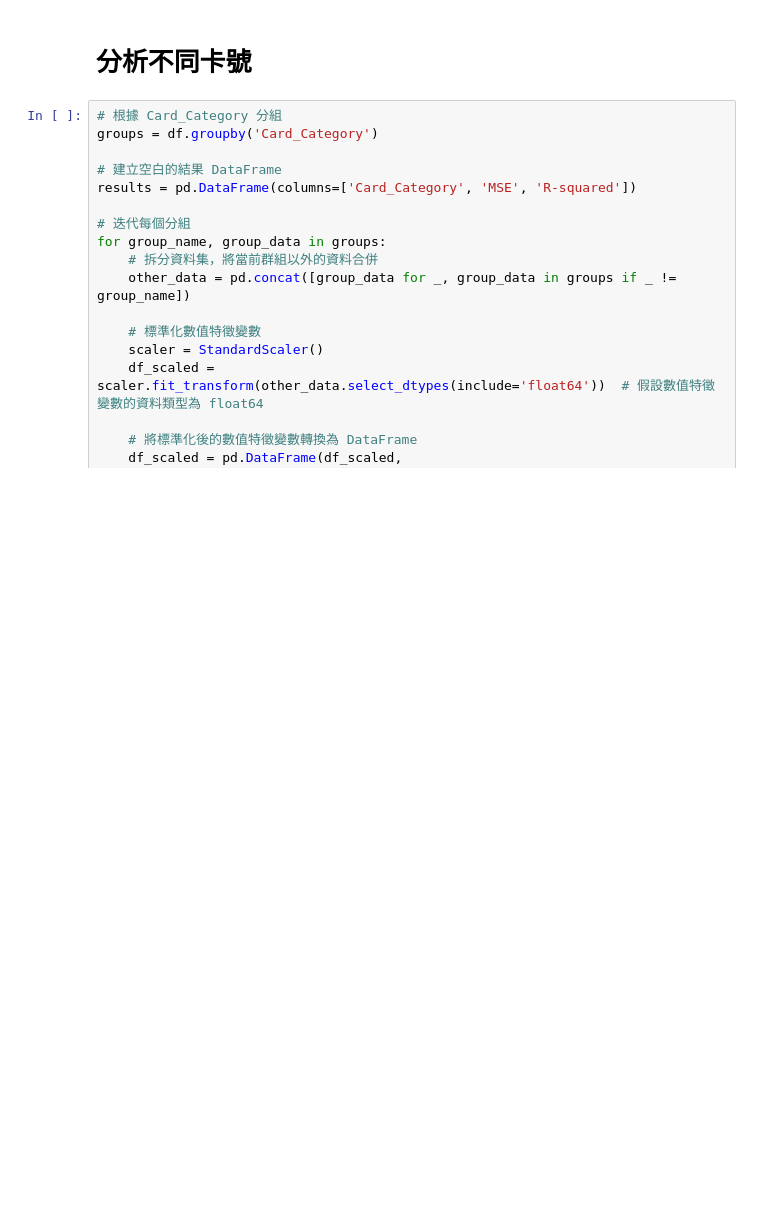
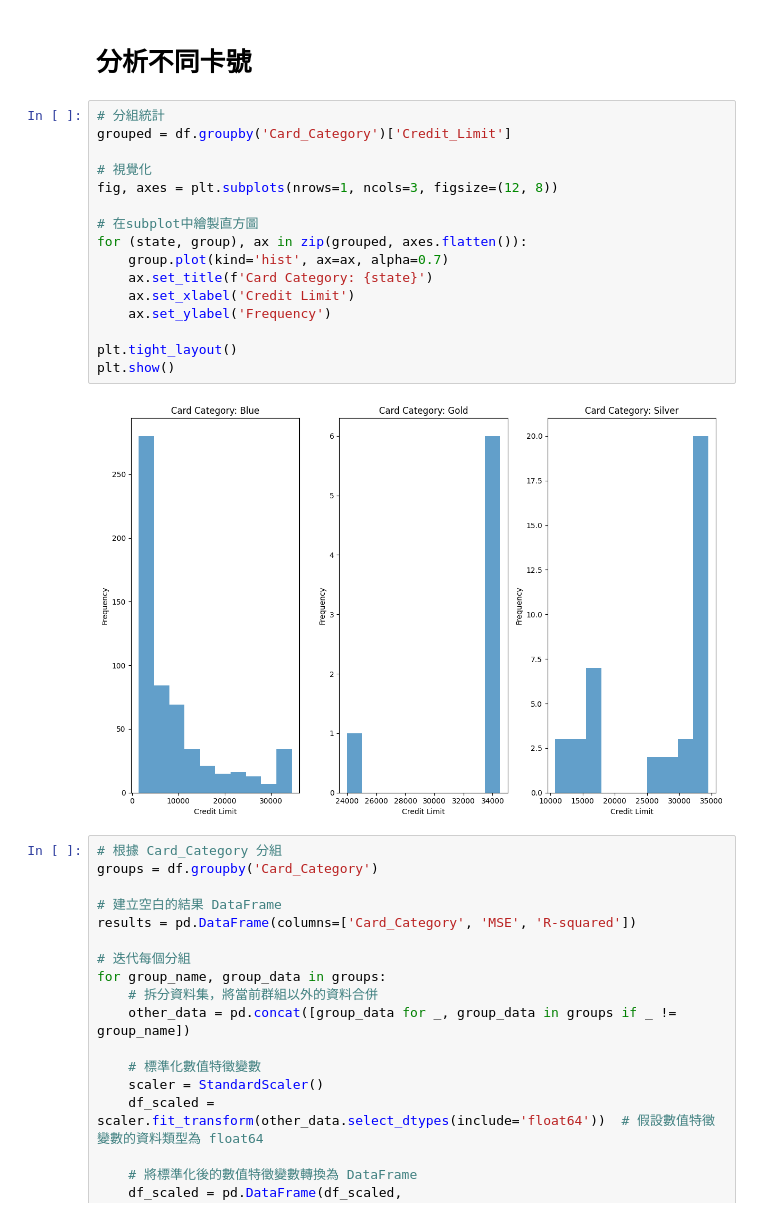
Before and after one commit to whats2000/coding-stuff-I-make-from-learning, a Jupyter notebook: Pythons/statistic/Bank/Bank.ipynb, the cells around one changed output. Cells and saved outputs as stored; diff of their text form; blank space fills up the shorter version.

```diff
--- a/Pythons/statistic/Bank/Bank.ipynb
+++ b/Pythons/statistic/Bank/Bank.ipynb
@@ -401,6 +419,24 @@ results
 | 2 | Single | 0.447552 | 0.552448 |
 # %% [markdown]
 # 分析不同卡號
+# %%
+# 分組統計
+grouped = df.groupby('Card_Category')['Credit_Limit']
+
+# 視覺化
+fig, axes = plt.subplots(nrows=1, ncols=3, figsize=(12, 8))
+
+# 在subplot中繪製直方圖
+for (state, group), ax in zip(grouped, axes.flatten()):
+    group.plot(kind='hist', ax=ax, alpha=0.7)
+    ax.set_title(f'Card Category: {state}')
+    ax.set_xlabel('Credit Limit')
+    ax.set_ylabel('Frequency')
+
+plt.tight_layout()
+plt.show()
+# %% [output]
+[figure, added]
 # %%
 # 根據 Card_Category 分組
 groups = df.groupby('Card_Category')
```
Also changed, not shown: parts of 5 cells of this notebook.
